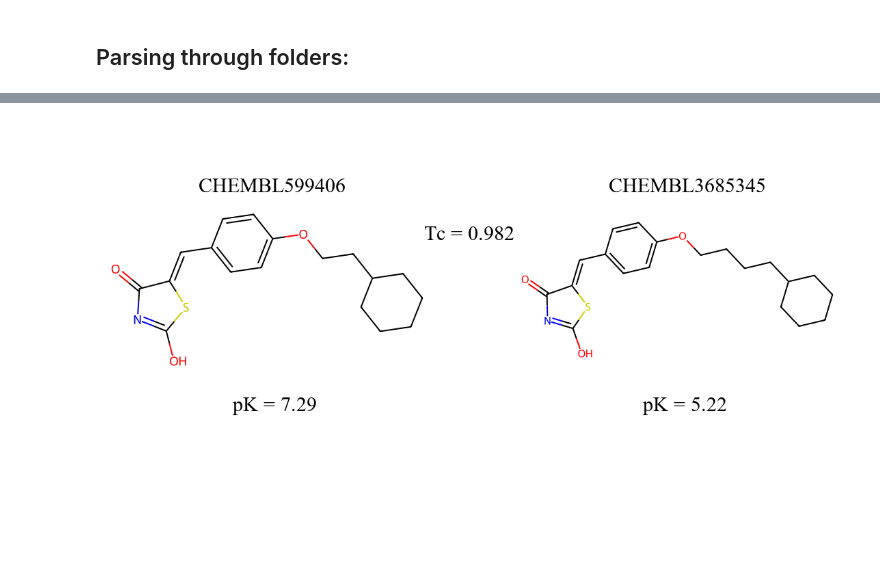
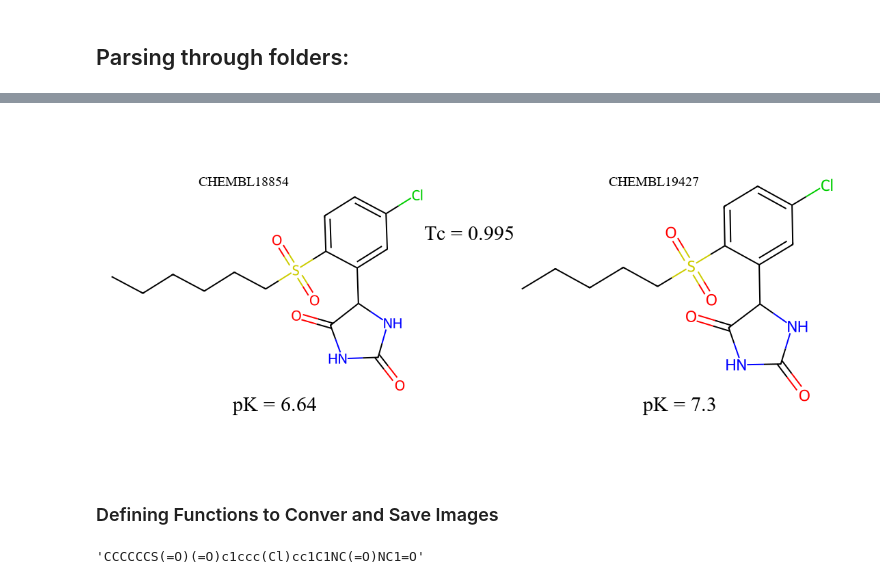
Before and after one commit to CesarAugusto14/images_utils, a Jupyter notebook: code_for_creating_images.ipynb, the cells around one changed output, grey strips where cells are left out. Saved outputs shown, nothing was run; the diff lists cells and outputs as text; code cells hidden in the pictures; blank space fills up the shorter version.

```diff
--- a/code_for_creating_images.ipynb
+++ b/code_for_creating_images.ipynb
@@ -51,9 +54,9 @@ img
 # %% [markdown]
 ## Parsing through folders:
 # %%
-os.listdir('./batch1/CHEMBL1293255/')
+# os.listdir('./batch1/CHEMBL1293255/')
 
-df = pd.read_csv('./batch1/CHEMBL1293255/data_cp.csv')
+df = pd.read_csv('data_cp.csv')
 
 """Now I will build a Dataframe with the SMILES of the first compund, the SMILES of the second compund,
 the pChEMBL value of each one, and the Tanimoto similarity between them."""
@@ -74,5 +77,5 @@ df_tanimoto = pd.DataFrame({'Smiles': df['Smiles'][1:], 'Tanimoto': tanimoto_sim
 df_tanimoto = df_tanimoto[df_tanimoto['Tanimoto'] > 0.9]
 
 #
-df
+df_tanimoto
 # %% [output]
@@ -92,5 +87,5 @@ df
 # %%
-second = 145
+second = 22
 mol1 = Chem.MolFromSmiles(df.Smiles[0])
 mol2 = Chem.MolFromSmiles(df.Smiles[second])
 # Fit both molecules to the same alignment
@@ -105,33 +100,35 @@ img.paste(img2, (600, 0))
 # Fill the space in the middle with a white rectangle
 draw = ImageDraw.Draw(img)
 draw.rectangle([(500, 0), (600, 500)], fill=(255, 255, 255))
 
 
 # Compute the Tanimoto similarity between mol1 and mol2
 fp1 = AllChem.RDKFingerprint(mol1, 2)
 fp2 = AllChem.RDKFingerprint(mol2, 2)
 similarity = DataStructs.TanimotoSimilarity(fp1, fp2)
 # print(similarity)
 # Annotate in the middle the Tanimoto similarity
 d = ImageDraw.Draw(img)
 d.text((480, 150), f"Tc ={similarity : .3f} ",
        fill=(0, 0, 0),
        font=ImageFont.truetype("times.ttf", 30))
 # Annotate the pChEMBL value of each molecule, below the molecule
 d.text((200, 400), f"pK = {df['pChEMBL Value'][0]}",
        fill=(0, 0, 0),
        font=ImageFont.truetype("times.ttf", 30))
 d.text((800, 400), f"pK = {df['pChEMBL Value'][second]}",
        fill=(0, 0, 0),
        font=ImageFont.truetype("times.ttf", 30))
 
 # Put the compound IDs on top
 d.text((150, 80), f"{df['Compound_ID'][0]}",
        fill=(0, 0, 0),
-       font=ImageFont.truetype("times.ttf", 30))
+       font=ImageFont.truetype("times.ttf", 20))
 d.text((750, 80), f"{df['Compound_ID'][second]}",
        fill=(0, 0, 0),
-       font=ImageFont.truetype("times.ttf", 30))
+       font=ImageFont.truetype("times.ttf", 20))
 img
 # %% [output]
-[figure, old version]
+[figure, new version]
+# %% [markdown]
+### Defining Functions to Conver and Save Images
@@ -137,0 +214,4 @@ img
+# %%
+activities[0]['canonical_smiles']
+# %% [output]
+'CCCCCCS(=O)(=O)c1ccc(Cl)cc1C1NC(=O)NC1=O'
```
Also changed, not shown: parts of 6 cells of this notebook, 2 other files.
